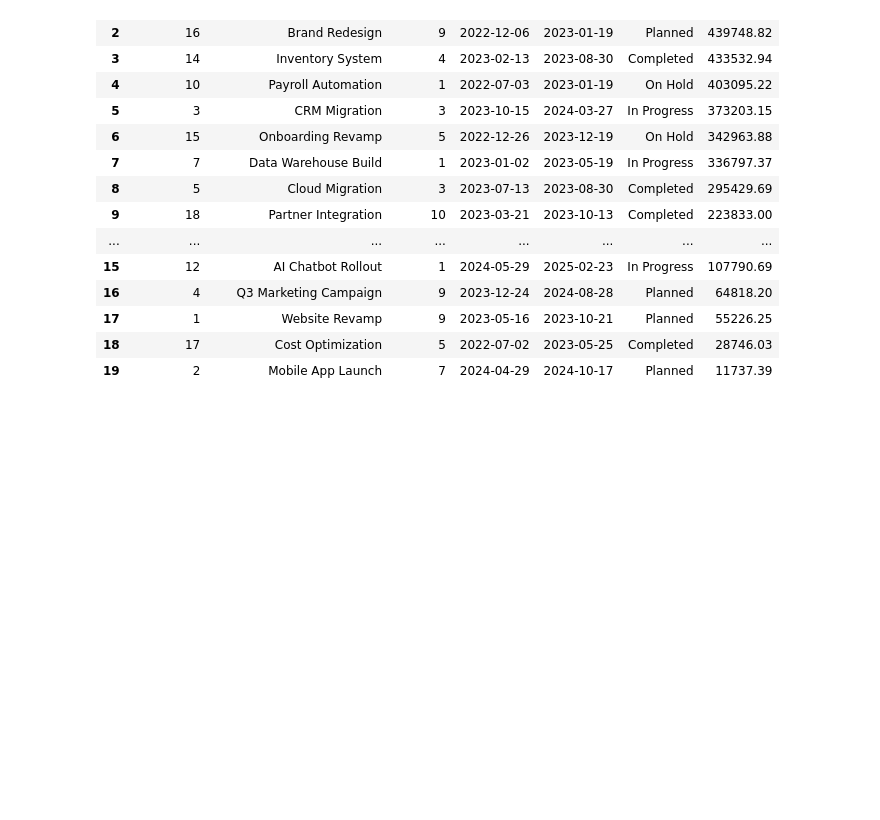
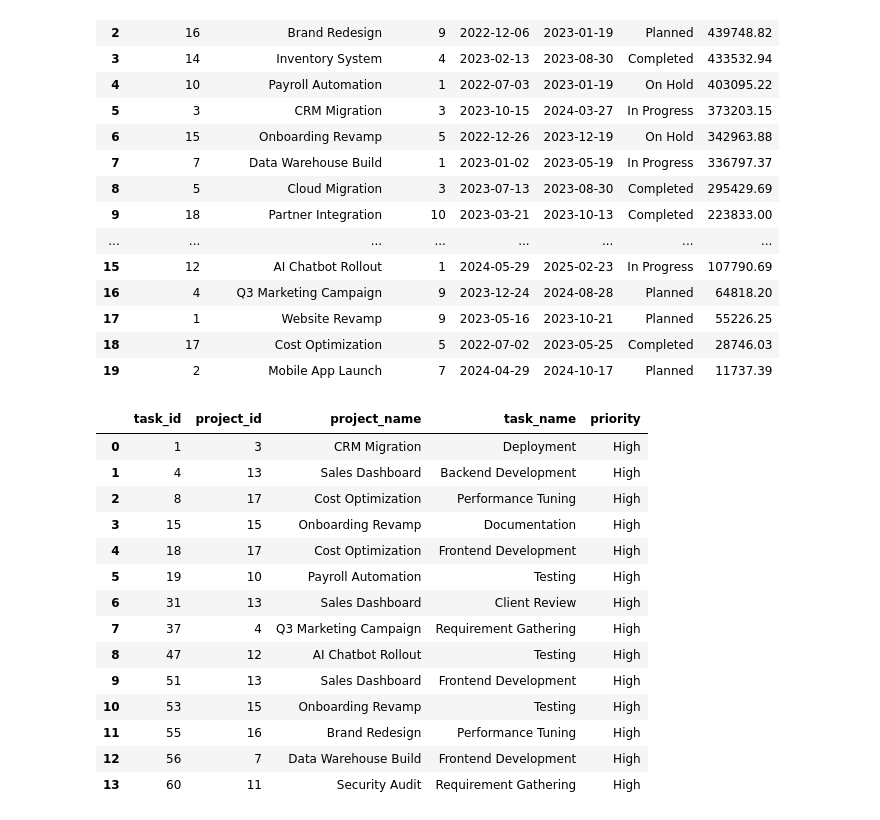
Before and after one commit to harsh-valecha/python_data_analysis_capstones, a Jupyter notebook: sqlite_capstone/organisation.ipynb, the cells around one changed output. Saved outputs shown, nothing was run; the diff lists cells and outputs as text; code cells hidden in the pictures; blank space fills up the shorter version.

Commit message:
Add high priority tasks export to CSV and JSON files

```diff
--- a/sqlite_capstone/organisation.ipynb
+++ b/sqlite_capstone/organisation.ipynb
@@ -208,3 +208,29 @@ order by budget desc
 | 17 | 1 | Website Revamp | 9 | 2023-05-16 | 2023-10-21 | Planned | 55226.25 |
 | 18 | 17 | Cost Optimization | 5 | 2022-07-02 | 2023-05-25 | Completed | 28746.03 |
 | 19 | 2 | Mobile App Launch | 7 | 2024-04-29 | 2024-10-17 | Planned | 11737.39 |
+# %%
+# find all the high priority tasks of project with project_id=3
+high_priority_tasks = pd.read_sql('''
+select
+t.task_id , p.project_id , p.project_name , t.task_name , t.priority
+from tasks t inner join projects p
+on t.project_id = p.project_id
+where t.priority = 'High'
+''' , connection)
+high_priority_tasks
+# %% [output]
+|  | task_id | project_id | project_name | task_name | priority |
+| 0 | 1 | 3 | CRM Migration | Deployment | High |
+| 1 | 4 | 13 | Sales Dashboard | Backend Development | High |
+| 2 | 8 | 17 | Cost Optimization | Performance Tuning | High |
+| 3 | 15 | 15 | Onboarding Revamp | Documentation | High |
+| 4 | 18 | 17 | Cost Optimization | Frontend Development | High |
+| 5 | 19 | 10 | Payroll Automation | Testing | High |
+| 6 | 31 | 13 | Sales Dashboard | Client Review | High |
+| 7 | 37 | 4 | Q3 Marketing Campaign | Requirement Gathering | High |
+| 8 | 47 | 12 | AI Chatbot Rollout | Testing | High |
+| 9 | 51 | 13 | Sales Dashboard | Frontend Development | High |
+| 10 | 53 | 15 | Onboarding Revamp | Testing | High |
+| 11 | 55 | 16 | Brand Redesign | Performance Tuning | High |
+| 12 | 56 | 7 | Data Warehouse Build | Frontend Development | High |
+| 13 | 60 | 11 | Security Audit | Requirement Gathering | High |
```
Also changed, not shown: parts of 4 cells of this notebook, 2 other files.
